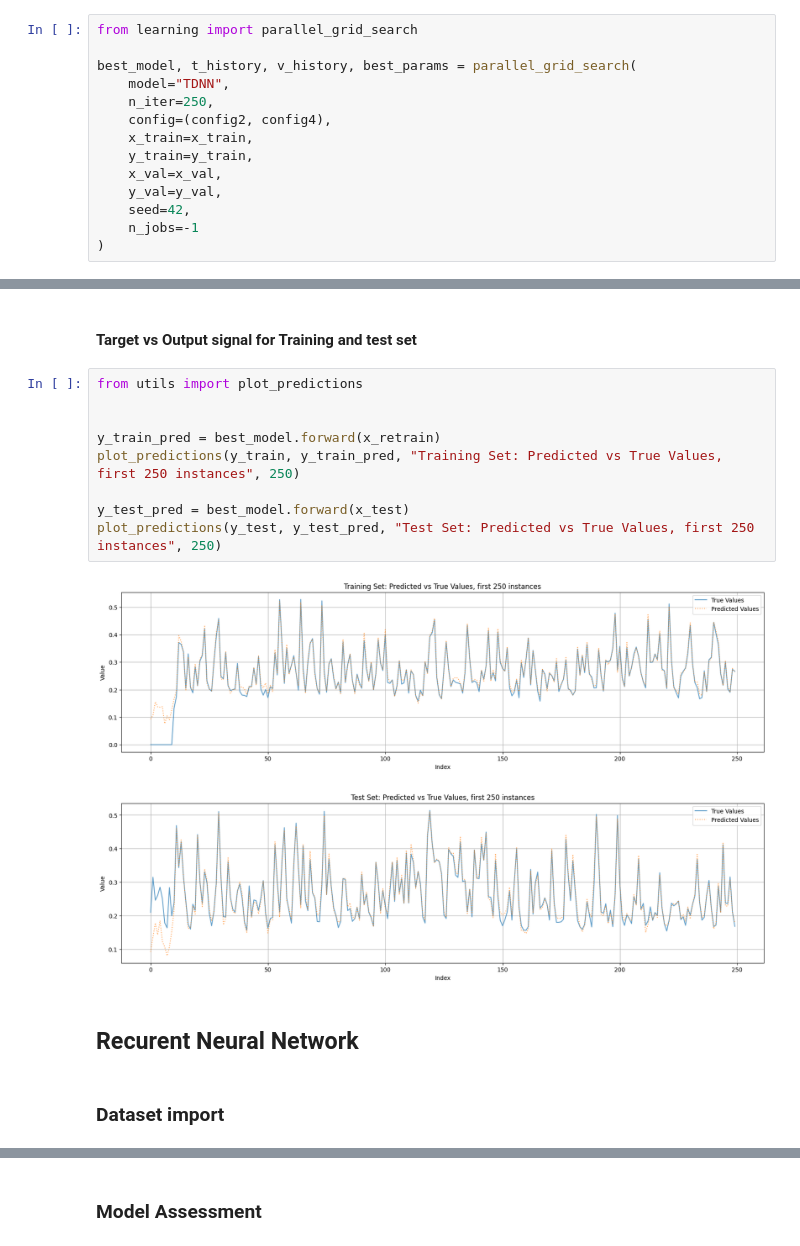
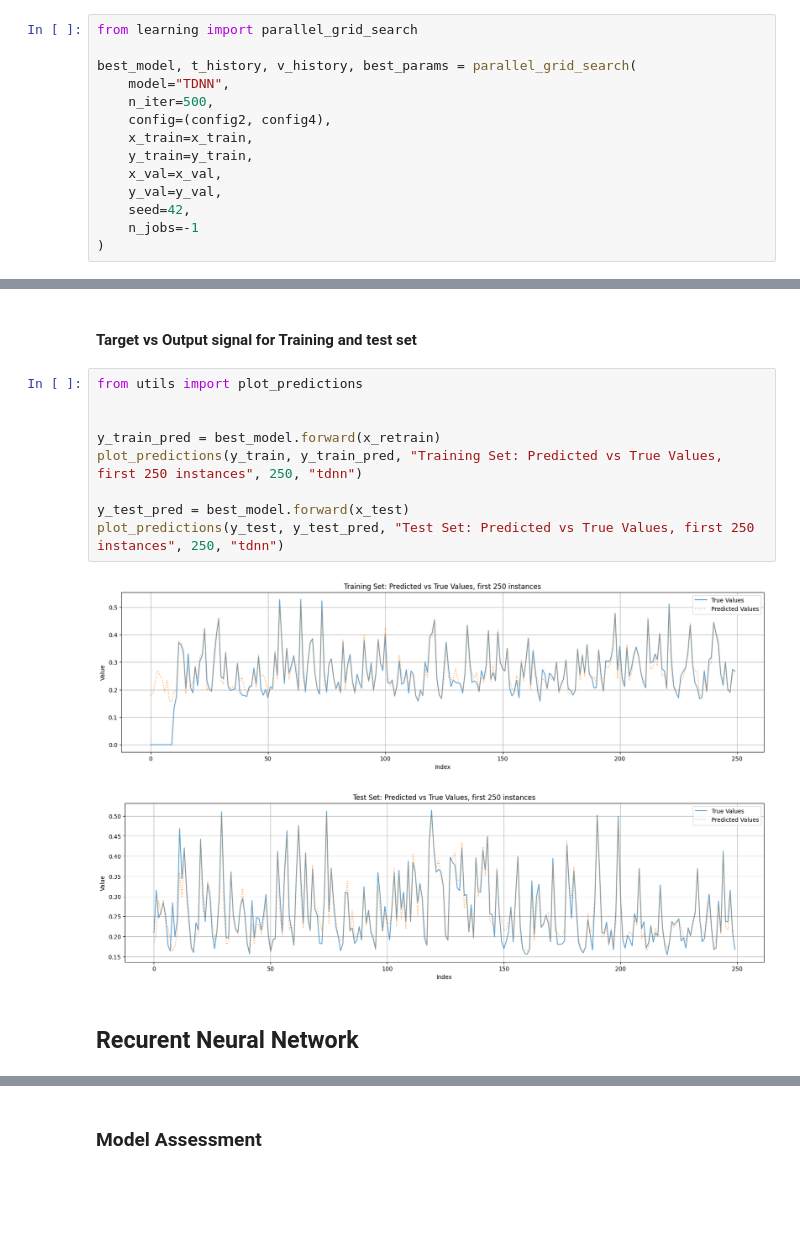
Before and after one commit to francealip/cns_lab, a Jupyter notebook: LAB3_1/main.ipynb, the cells around one changed output, grey strips where cells are left out. Saved outputs shown, nothing was run; the diff lists cells and outputs as text; blank space fills up the shorter version.

```diff
--- a/LAB3_1/main.ipynb
+++ b/LAB3_1/main.ipynb
@@ -64,7 +66,7 @@ from learning import parallel_grid_search
 
 best_model, t_history, v_history, best_params = parallel_grid_search(
     model="TDNN",
-    n_iter=250,
+    n_iter=500,
     config=(config2, config4),
     x_train=x_train,
     y_train=y_train,
@@ -153,16 +167,14 @@ Test Loss: 0.0001333266554865986
 # %%
 from utils import plot_predictions
 
 
 y_train_pred = best_model.forward(x_retrain)
-plot_predictions(y_train, y_train_pred, "Training Set: Predicted vs True Values, first 250 instances", 250)
+plot_predictions(y_train, y_train_pred, "Training Set: Predicted vs True Values, first 250 instances", 250, "tdnn")
 
 y_test_pred = best_model.forward(x_test)
-plot_predictions(y_test, y_test_pred, "Test Set: Predicted vs True Values, first 250 instances", 250)
+plot_predictions(y_test, y_test_pred, "Test Set: Predicted vs True Values, first 250 instances", 250, "tdnn")
 # %% [output]
-[figure, old version]
+[figure, new version]
-[figure, old version]
+[figure, new version]
 # %% [markdown]
 ## Recurent Neural Network
-# %% [markdown]
-### Dataset import
```
Also changed, not shown: parts of 19 cells of this notebook, 7 other files.
